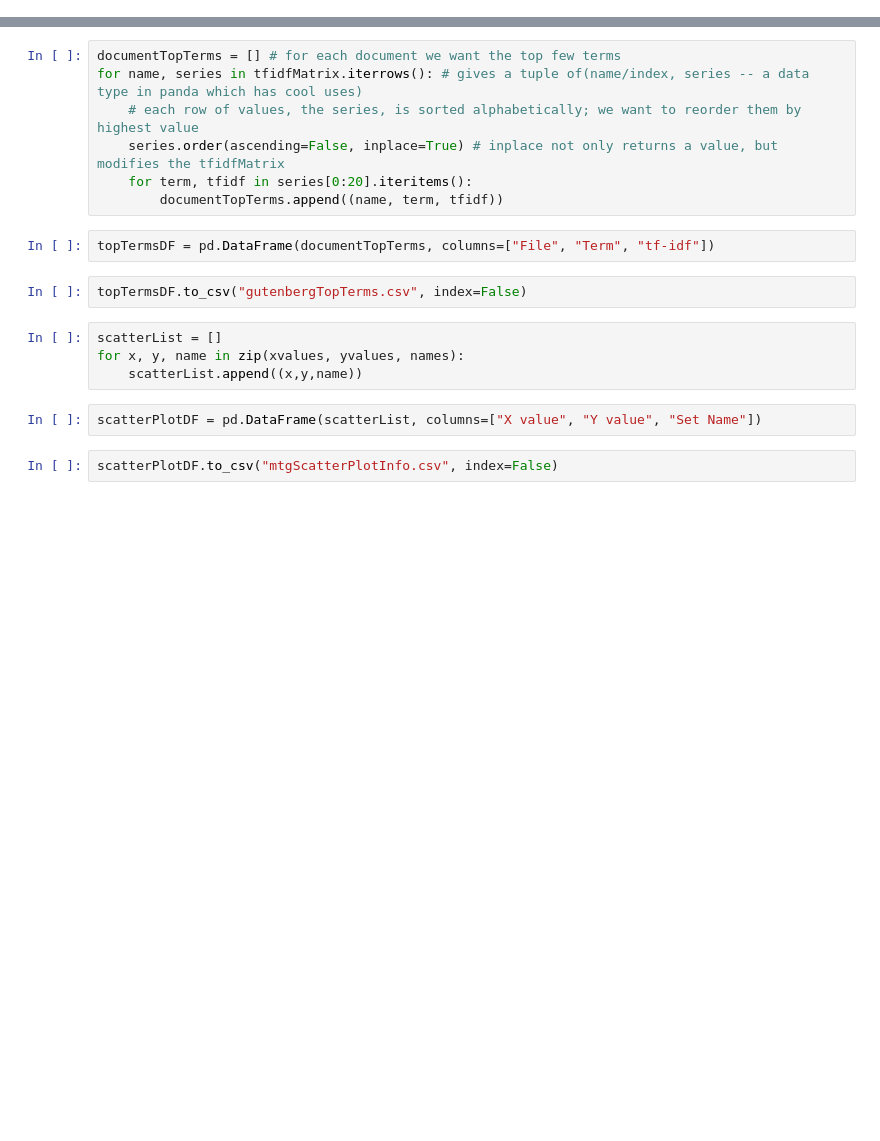
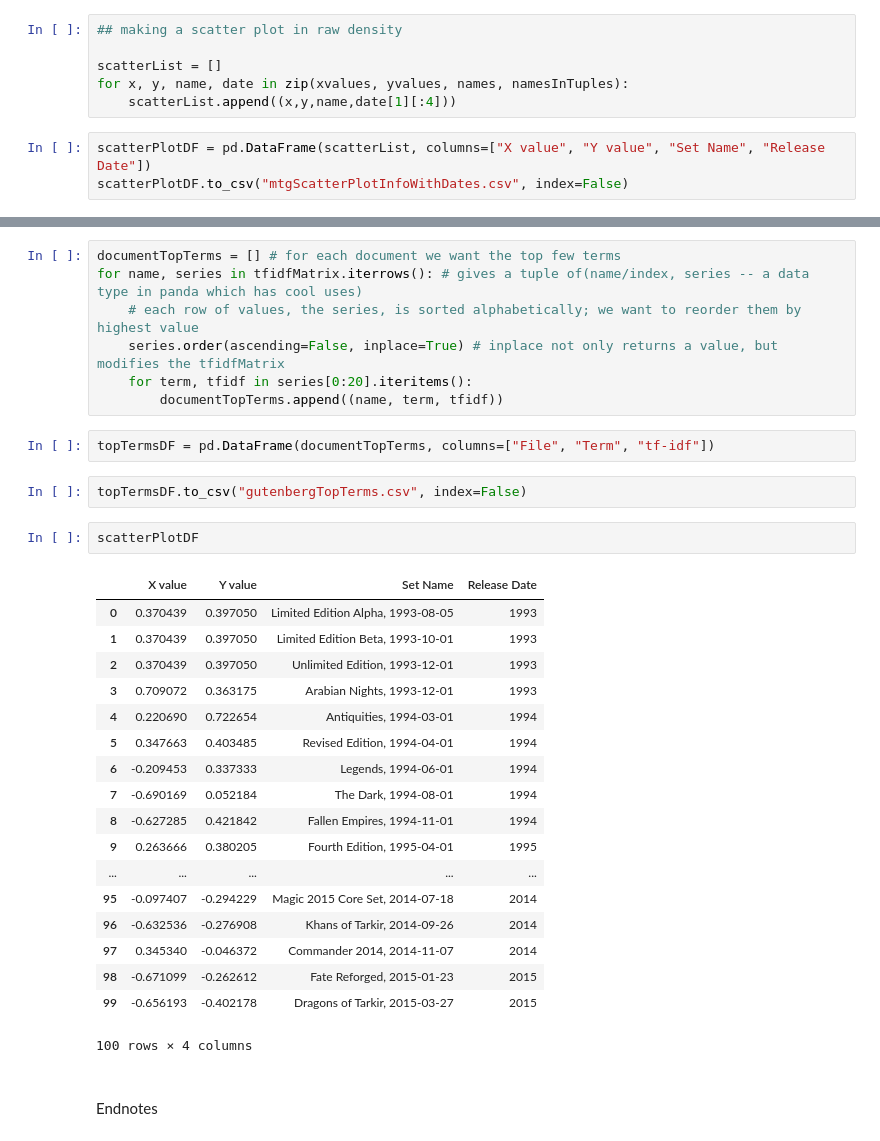
Before and after one commit to BrennanDS/Text-Mining-Data, a Jupyter notebook: Final Project.ipynb, the cells around one changed output, grey strips where cells are left out. Drawn from its saved outputs; the diff is of its cells as text; blank space fills up the shorter version.

```diff
--- a/Final Project.ipynb
+++ b/Final Project.ipynb
@@ -210,3 +249,12 @@ for x, y, name in zip(xvalues, yvalues, names):
 plt.show()
 # %% [output]
 [figure]
+# %%
+## making a scatter plot in raw density
+
+scatterList = []
+for x, y, name, date in zip(xvalues, yvalues, names, namesInTuples):
+    scatterList.append((x,y,name,date[1][:4]))
+# %%
+scatterPlotDF = pd.DataFrame(scatterList, columns=["X value", "Y value", "Set Name", "Release Date"])
+scatterPlotDF.to_csv("mtgScatterPlotInfoWithDates.csv", index=False)
@@ -226,11 +280,27 @@ for name, series in tfidfMatrix.iterrows(): # gives a tuple of(name/index, serie
 topTermsDF = pd.DataFrame(documentTopTerms, columns=["File", "Term", "tf-idf"])
 # %%
 topTermsDF.to_csv("gutenbergTopTerms.csv", index=False)
-# %%
-scatterList = []
-for x, y, name in zip(xvalues, yvalues, names):
-    scatterList.append((x,y,name))
-# %%
-scatterPlotDF = pd.DataFrame(scatterList, columns=["X value", "Y value", "Set Name"])
-# %%
-scatterPlotDF.to_csv("mtgScatterPlotInfo.csv", index=False)
+# %%
+scatterPlotDF
+# %% [output]
+|  | X value | Y value | Set Name | Release Date |
+| 0 | 0.370439 | 0.397050 | Limited Edition Alpha, 1993-08-05 | 1993 |
+| 1 | 0.370439 | 0.397050 | Limited Edition Beta, 1993-10-01 | 1993 |
+| 2 | 0.370439 | 0.397050 | Unlimited Edition, 1993-12-01 | 1993 |
+| 3 | 0.709072 | 0.363175 | Arabian Nights, 1993-12-01 | 1993 |
+| 4 | 0.220690 | 0.722654 | Antiquities, 1994-03-01 | 1994 |
+| 5 | 0.347663 | 0.403485 | Revised Edition, 1994-04-01 | 1994 |
+| 6 | -0.209453 | 0.337333 | Legends, 1994-06-01 | 1994 |
+| 7 | -0.690169 | 0.052184 | The Dark, 1994-08-01 | 1994 |
+| 8 | -0.627285 | 0.421842 | Fallen Empires, 1994-11-01 | 1994 |
+| 9 | 0.263666 | 0.380205 | Fourth Edition, 1995-04-01 | 1995 |
+| ... | ... | ... | ... | ... |
+| 95 | -0.097407 | -0.294229 | Magic 2015 Core Set, 2014-07-18 | 2014 |
+| 96 | -0.632536 | -0.276908 | Khans of Tarkir, 2014-09-26 | 2014 |
+| 97 | 0.345340 | -0.046372 | Commander 2014, 2014-11-07 | 2014 |
+| 98 | -0.671099 | -0.262612 | Fate Reforged, 2015-01-23 | 2015 |
+| 99 | -0.656193 | -0.402178 | Dragons of Tarkir, 2015-03-27 | 2015 |
+100 rows × 4 columns
+# %% [markdown]
+#### <a id='footnotes'></a>
+Endnotes
```
Also changed, not shown: parts of 23 cells of this notebook.
